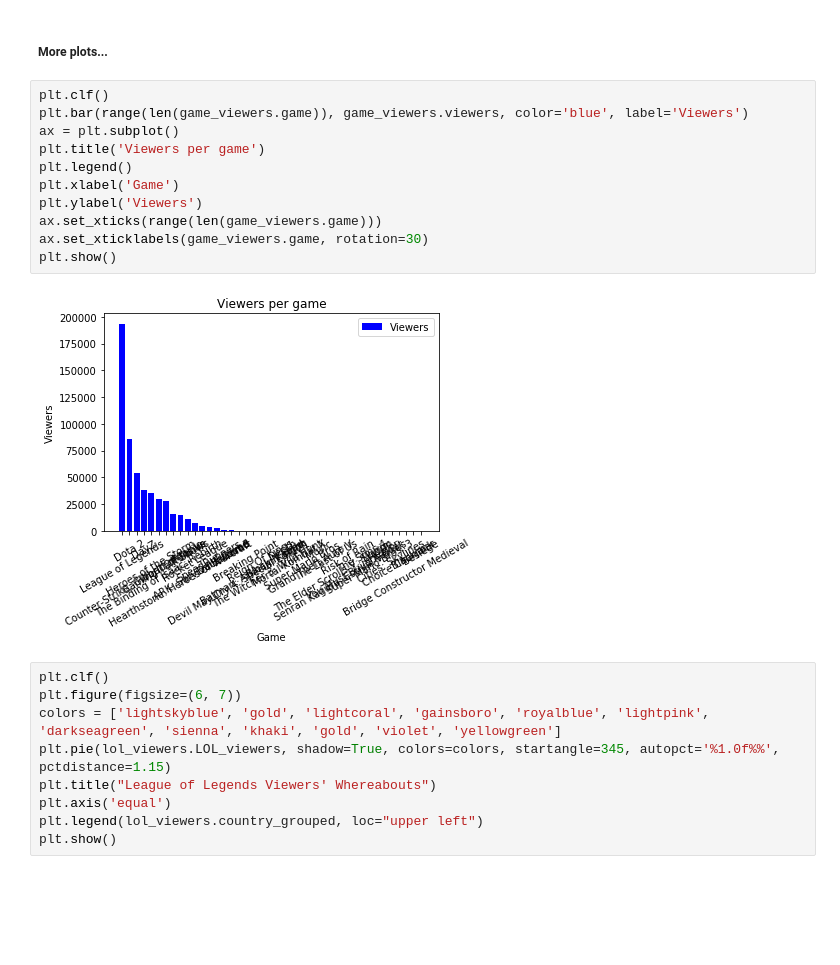
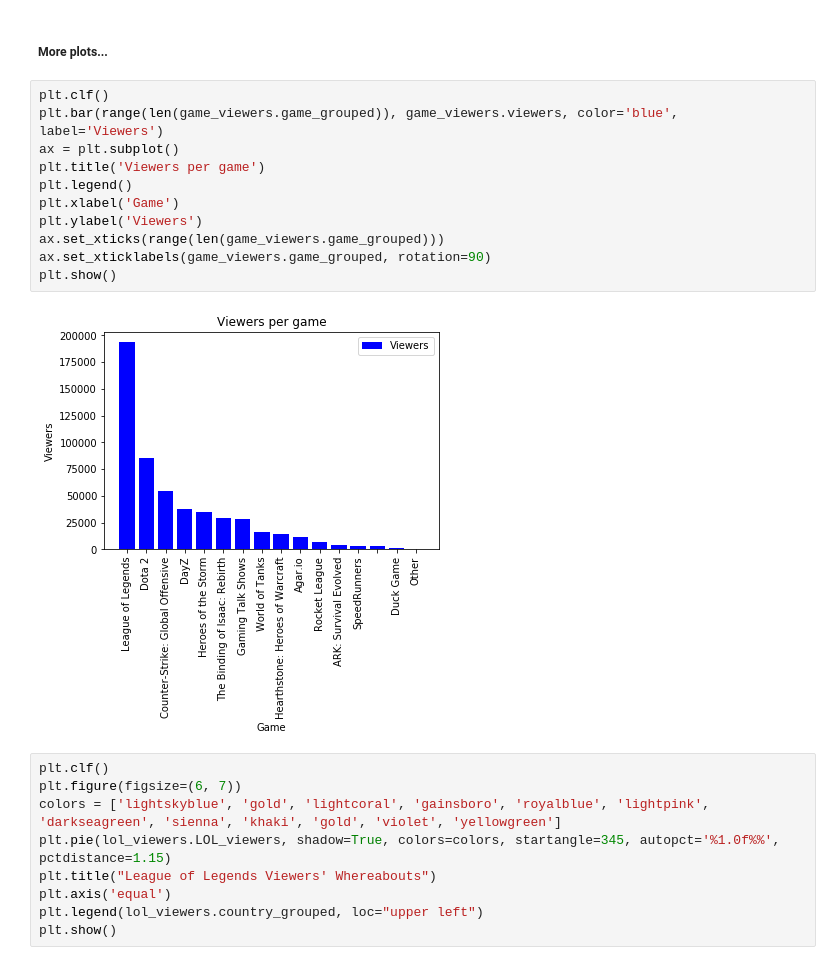
Before and after one commit to santiagobs/data-analysis-twitch, a Jupyter notebook: twitch.ipynb, the cells around one changed output. Saved outputs shown, nothing was run; the diff lists cells and outputs as text; blank space fills up the shorter version.

```diff
--- a/twitch.ipynb
+++ b/twitch.ipynb
@@ -238,17 +239,17 @@ plt.show()
 <h5>More plots...</h5>
 # %%
 plt.clf()
-plt.bar(range(len(game_viewers.game)), game_viewers.viewers, color='blue', label='Viewers')
+plt.bar(range(len(game_viewers.game_grouped)), game_viewers.viewers, color='blue', label='Viewers')
 ax = plt.subplot()
 plt.title('Viewers per game')
 plt.legend()
 plt.xlabel('Game')
 plt.ylabel('Viewers')
-ax.set_xticks(range(len(game_viewers.game)))
-ax.set_xticklabels(game_viewers.game, rotation=30)
+ax.set_xticks(range(len(game_viewers.game_grouped)))
+ax.set_xticklabels(game_viewers.game_grouped, rotation=90)
 plt.show()
 # %% [output]
-[figure, old version]
+[figure, new version]
 # %%
 plt.clf()
 plt.figure(figsize=(6, 7))
```
Also changed, not shown: parts of 1 cell of this notebook.
